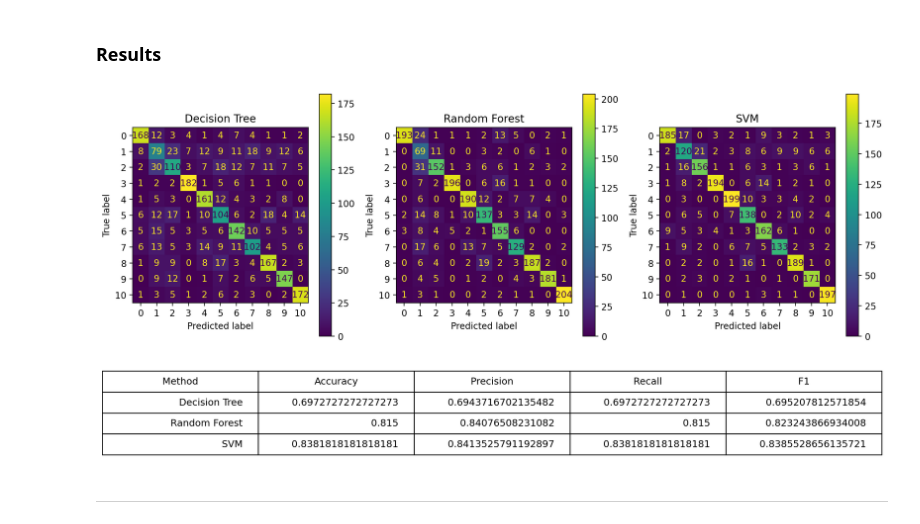
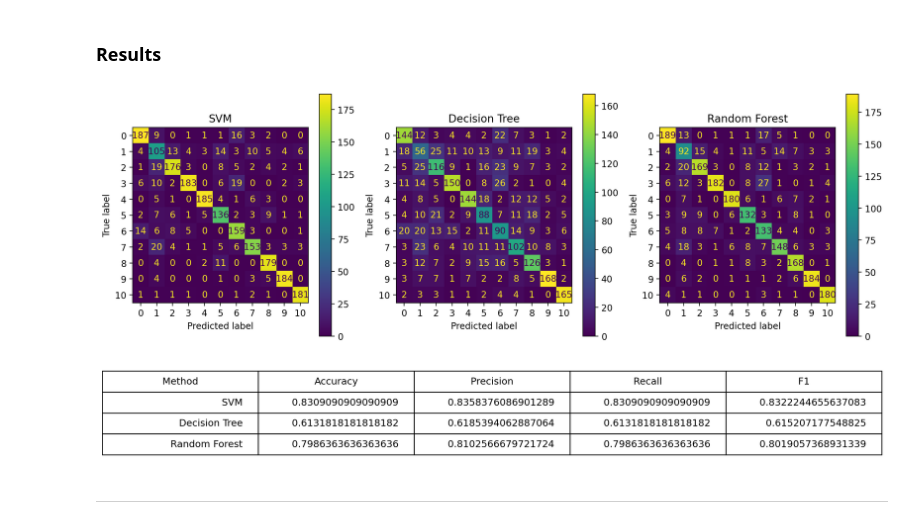
Before and after one commit to ckoliber/nlpexercises, a Jupyter notebook: src/exercise4.ipynb, the cells around one changed output. Saved outputs shown, nothing was run; the diff lists cells and outputs as text; code cells hidden in the pictures.

```diff
--- a/src/exercise4.ipynb
+++ b/src/exercise4.ipynb
@@ -159,11 +200,13 @@ decision_tree_model = skselection.GridSearchCV(
     estimator=skpipeline.Pipeline([
         ("vectorizer", sktext.CountVectorizer()),
         ("transformer", sktext.TfidfTransformer()),
+        ("decomposer", skdecompose.TruncatedSVD()),
         ("classifier", sktree.DecisionTreeClassifier())
     ]),
     param_grid={
         "vectorizer__tokenizer": [tokernizer],
-        "vectorizer__ngram_range": [(1, 2)],
+        "vectorizer__ngram_range": [(1, 1)],
+        "decomposer__n_components": [500],
         # "classifier__criterion": ["gini", "entropy"],
         # "classifier__max_depth": [10, 50, 100, None]
     },
@@ -196,11 +241,13 @@ random_forest_model = skselection.GridSearchCV(
     estimator=skpipeline.Pipeline([
         ("vectorizer", sktext.CountVectorizer()),
         ("transformer", sktext.TfidfTransformer()),
+        ("decomposer", skdecompose.TruncatedSVD()),
         ("classifier", skensemble.RandomForestClassifier())
     ]),
     param_grid={
         "vectorizer__tokenizer": [tokernizer],
-        "vectorizer__ngram_range": [(1, 2)],
+        "vectorizer__ngram_range": [(1, 1)],
+        "decomposer__n_components": [500],
         # "classifier__criterion": ["gini", "entropy"],
         # "classifier__max_depth": [10, 50, 100, None]
     },
@@ -264,60 +277,60 @@ GridSearchCV(cv=5,
 fig, axes = plt.subplots(nrows=1, ncols=3, figsize=(15,5), dpi=200)
 axes = axes.flatten()
 
-axes[0].set_title("Decision Tree")
+axes[0].set_title("SVM")
 skmetrics.ConfusionMatrixDisplay.from_predictions(
-    decision_tree_predicts,
+    svm_predicts,
     test_labels,
     ax=axes[0]
 )
 
-axes[1].set_title("Random Forest")
+axes[1].set_title("Decision Tree")
 skmetrics.ConfusionMatrixDisplay.from_predictions(
-    random_forest_predicts,
+    decision_tree_predicts,
     test_labels,
     ax=axes[1]
 )
 
-axes[2].set_title("SVM")
+axes[2].set_title("Random Forest")
 skmetrics.ConfusionMatrixDisplay.from_predictions(
-    svm_predicts,
+    random_forest_predicts,
     test_labels,
     ax=axes[2]
 )
 
 plt.show()
 
 plt.figure(figsize=(8, 1), dpi=200)
 table = plt.table(cellText=[
+    [
+        "SVM",
+        skmetrics.accuracy_score(svm_predicts, test_labels),
+        skmetrics.precision_score(svm_predicts, test_labels, average="weighted", zero_division=True),
+        skmetrics.recall_score(svm_predicts, test_labels, average="weighted", zero_division=True),
+        skmetrics.f1_score(svm_predicts, test_labels, average="weighted", zero_division=True)
+    ],
     [
         "Decision Tree",
         skmetrics.accuracy_score(decision_tree_predicts, test_labels),
         skmetrics.precision_score(decision_tree_predicts, test_labels, average="weighted", zero_division=True),
         skmetrics.recall_score(decision_tree_predicts, test_labels, average="weighted", zero_division=True),
         skmetrics.f1_score(decision_tree_predicts, test_labels, average="weighted", zero_division=True)
     ],
     [
         "Random Forest",
         skmetrics.accuracy_score(random_forest_predicts, test_labels),
         skmetrics.precision_score(random_forest_predicts, test_labels, average="weighted", zero_division=True),
         skmetrics.recall_score(random_forest_predicts, test_labels, average="weighted", zero_division=True),
         skmetrics.f1_score(random_forest_predicts, test_labels, average="weighted", zero_division=True)
     ],
-    [
-        "SVM",
-        skmetrics.accuracy_score(svm_predicts, test_labels),
-        skmetrics.precision_score(svm_predicts, test_labels, average="weighted", zero_division=True),
-        skmetrics.recall_score(svm_predicts, test_labels, average="weighted", zero_division=True),
-        skmetrics.f1_score(svm_predicts, test_labels, average="weighted", zero_division=True)
-    ],
 ], colLabels=["Method", "Accuracy", "Precision", "Recall", "F1"], loc="center")
 table.auto_set_font_size(False)
 table.set_fontsize(11)
 table.scale(2, 2)
 plt.axis("off")
 plt.show()
 # %% [output]
-[figure, old version]
+[figure, new version]
-[figure, old version]
+[figure, new version]
 # %% [markdown]
 ---
```
Also changed, not shown: parts of 8 cells of this notebook.
